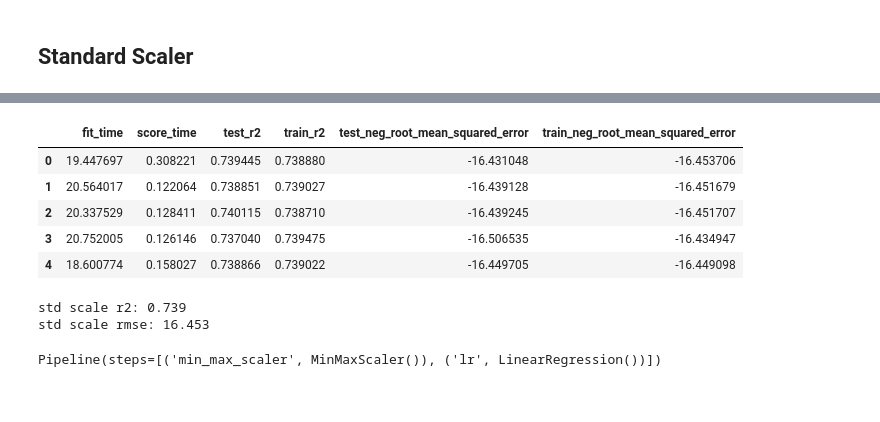
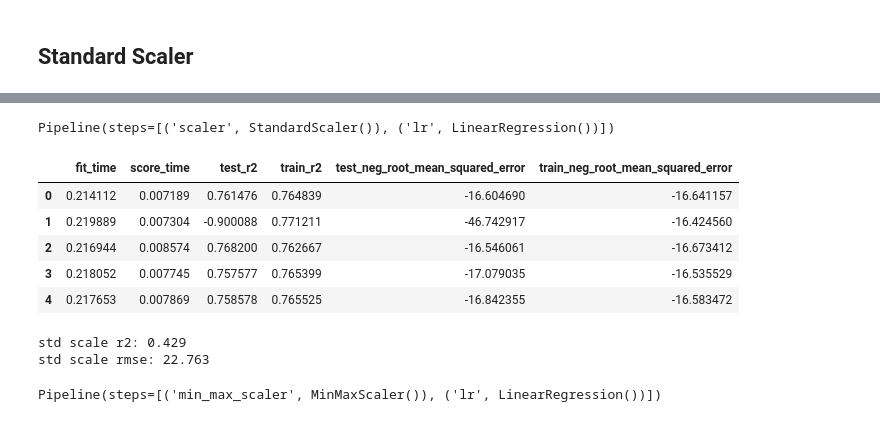
Before and after one commit to ryskgit/QTW_CaseStudy, a Jupyter notebook: Case Study 1/hien_draft.ipynb, the cells around one changed output, grey strips where cells are left out. Cells and saved outputs as stored; diff of their text form; code cells hidden in the pictures.

```diff
--- a/Case Study 1/hien_draft.ipynb
+++ b/Case Study 1/hien_draft.ipynb
@@ -13,3 +12,6 @@ from sklearn.linear_model import LinearRegression, Lasso, Ridge
 # %%
 train = pd.read_csv('https://raw.githubusercontent.com/ryskgit/QTW_CaseStudy/main/Case%20Study%201/Raw%20Data%201/train.csv')
 material = pd.read_csv('https://raw.githubusercontent.com/ryskgit/QTW_CaseStudy/main/Case%20Study%201/Raw%20Data%201/unique_m.csv')
+train.drop(columns="critical_temp", inplace=True)
+df = pd.concat([train, material], axis=1)
+df.drop(columns='material', inplace=True)
@@ -23,2 +23,2 @@ df = pd.concat([train, material], axis=1)
 # %%
-df.drop(columns=['material'], inplace=True)
+df.drop(columns=single_vals, inplace=True)
@@ -131,28 +144,30 @@ Pipeline(steps=[('scaler', StandardScaler()), ('lr', LinearRegression())])
 # %%
 pipe.fit(X, y)
+# %% [output]
+Pipeline(steps=[('scaler', StandardScaler()), ('lr', LinearRegression())])
 # %%
 split = KFold(shuffle=True, n_splits=5)
-scores = cross_validate(std_scale_pipe, X, y,
+scores = cross_validate(pipe, X, y,
                         cv=split,
                         scoring=('r2', 'neg_root_mean_squared_error'),
                         return_train_score=True,
                         n_jobs = -1)
-scores = pd.DataFrame(scores)
-scores
+scores_df = pd.DataFrame(scores)
+scores_df
 # %% [output]
 |  | fit_time | score_time | test_r2 | train_r2 | test_neg_root_mean_squared_error | train_neg_root_mean_squared_error |
-| 0 | 19.447697 | 0.308221 | 0.739445 | 0.738880 | -16.431048 | -16.453706 |
-| 1 | 20.564017 | 0.122064 | 0.738851 | 0.739027 | -16.439128 | -16.451679 |
-| 2 | 20.337529 | 0.128411 | 0.740115 | 0.738710 | -16.439245 | -16.451707 |
-| 3 | 20.752005 | 0.126146 | 0.737040 | 0.739475 | -16.506535 | -16.434947 |
-| 4 | 18.600774 | 0.158027 | 0.738866 | 0.739022 | -16.449705 | -16.449098 |
+| 0 | 0.214112 | 0.007189 | 0.761476 | 0.764839 | -16.604690 | -16.641157 |
+| 1 | 0.219889 | 0.007304 | -0.900088 | 0.771211 | -46.742917 | -16.424560 |
+| 2 | 0.216944 | 0.008574 | 0.768200 | 0.762667 | -16.546061 | -16.673412 |
+| 3 | 0.218052 | 0.007745 | 0.757577 | 0.765399 | -17.079035 | -16.535529 |
+| 4 | 0.217653 | 0.007869 | 0.758578 | 0.765525 | -16.842355 | -16.583472 |
 # %%
 # 5 fold internal cv on full data
 print("std scale r2: %.3f" % scores["test_r2"].mean())
 print("std scale rmse: %.3f" % np.abs(scores["test_neg_root_mean_squared_error"].mean()))
 # %% [output]
-std scale r2: 0.739
-std scale rmse: 16.453
+std scale r2: 0.429
+std scale rmse: 22.763
 # %%
 min_max_scale_pipe = Pipeline([("min_max_scaler", MinMaxScaler()), ("lr", lr)])
 min_max_scale_pipe.fit(X, y)
```
Also changed, not shown: parts of 23 cells of this notebook.
